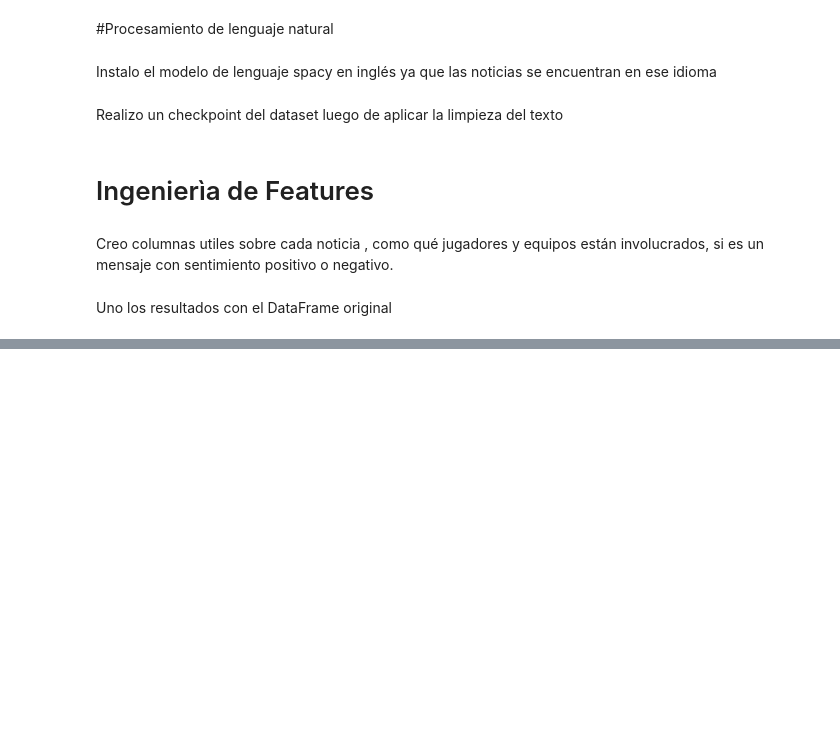
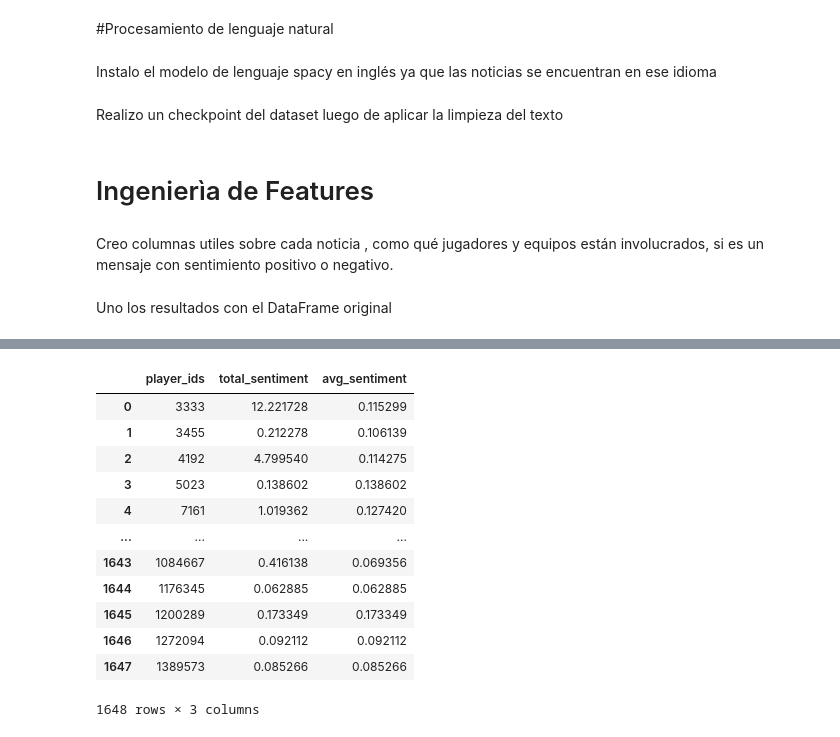
Before and after one commit to LucianoCostaP/Market-Value-Predictor, a Jupyter notebook: nlp-data-engineering/NPL_for_Market_Value.ipynb, the cells around one changed output, grey strips where cells are left out. Saved outputs shown, nothing was run; the diff lists cells and outputs as text; code cells hidden in the pictures; blank space fills up the shorter version.

```diff
--- a/nlp-data-engineering/NPL_for_Market_Value.ipynb
+++ b/nlp-data-engineering/NPL_for_Market_Value.ipynb
@@ -310,0 +375,16 @@ df = df.drop(columns=['days_old'])
+# %%
+sentiment_table
+# %% [output]
+|  | player_ids | total_sentiment | avg_sentiment |
+| 0 | 3333 | 12.221728 | 0.115299 |
+| 1 | 3455 | 0.212278 | 0.106139 |
+| 2 | 4192 | 4.799540 | 0.114275 |
+| 3 | 5023 | 0.138602 | 0.138602 |
+| 4 | 7161 | 1.019362 | 0.127420 |
+| ... | ... | ... | ... |
+| 1643 | 1084667 | 0.416138 | 0.069356 |
+| 1644 | 1176345 | 0.062885 | 0.062885 |
+| 1645 | 1200289 | 0.173349 | 0.173349 |
+| 1646 | 1272094 | 0.092112 | 0.092112 |
+| 1647 | 1389573 | 0.085266 | 0.085266 |
+1648 rows × 3 columns
```
Also changed, not shown: parts of 16 cells of this notebook, 26 other files.
